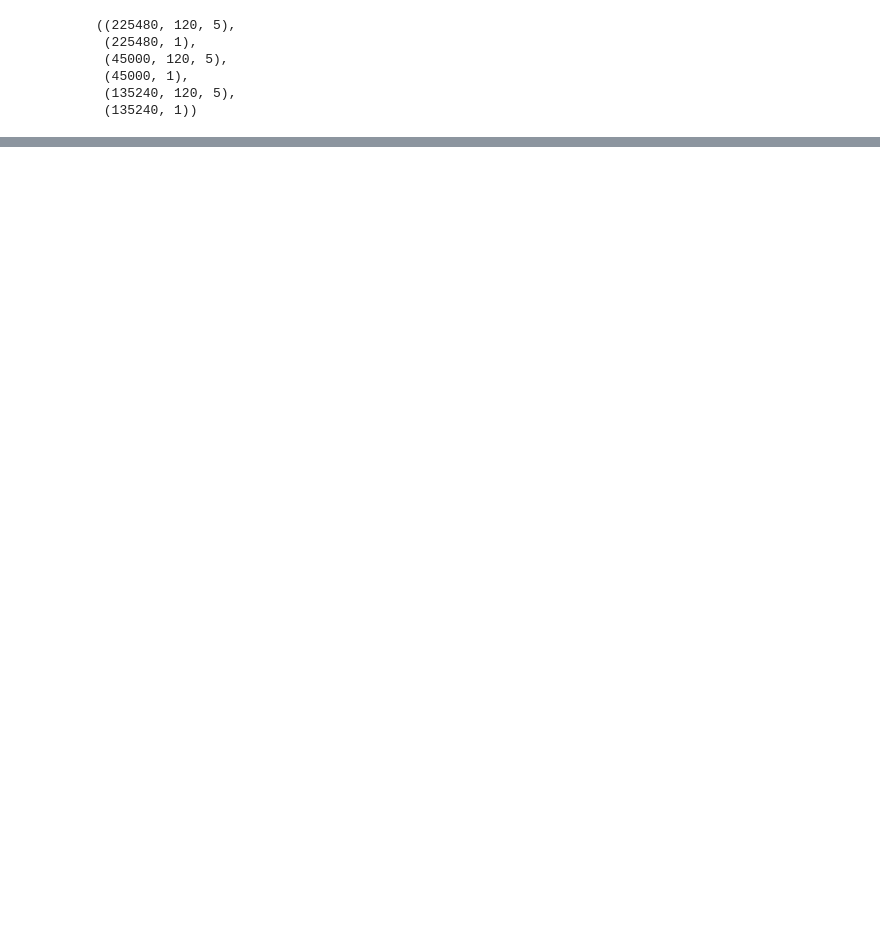
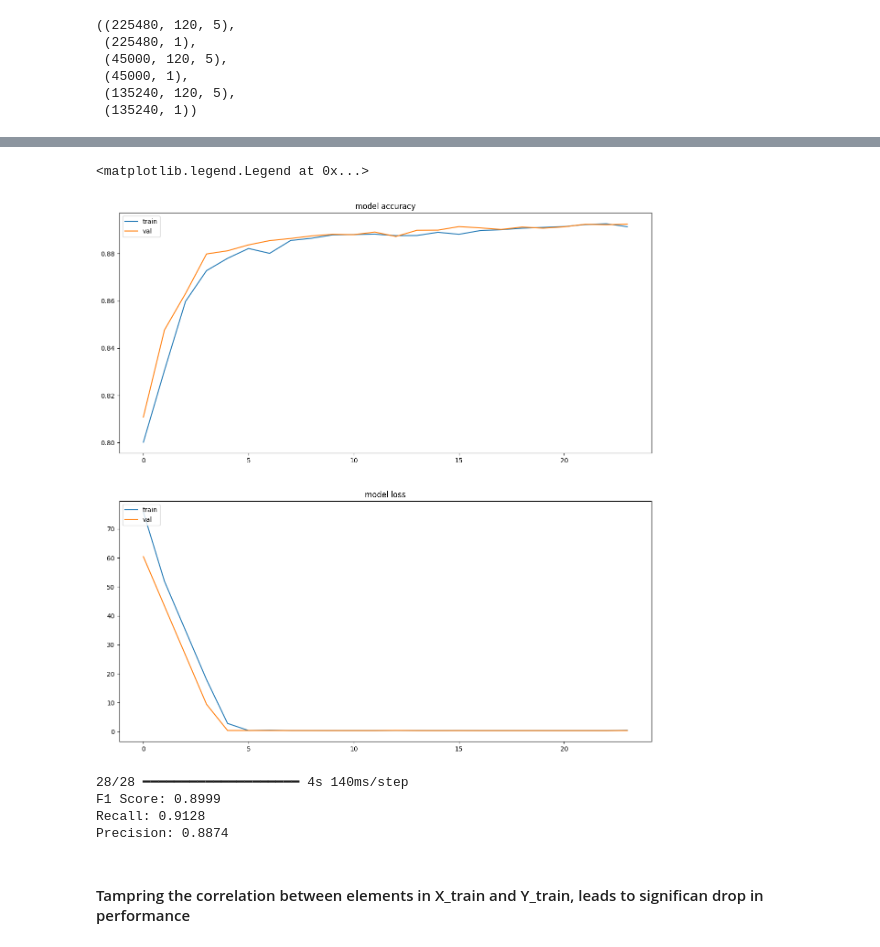
Before and after one commit to Maaz77/Bitcoin-Market-Prediction, a Jupyter notebook: LSTM_60min.ipynb, the cells around one changed output, grey strips where cells are left out. Cells and saved outputs as stored; diff of their text form; code cells hidden in the pictures; blank space fills up the shorter version.

Commit message:
correlation analysis

```diff
--- a/LSTM_60min.ipynb
+++ b/LSTM_60min.ipynb
@@ -236,0 +322,14 @@ Precision: 0.8914
+# %%
+# Shuffle the training data
+# indices = np.arange(X_train.shape[0])
+# np.random.shuffle(indices)
+# X_train = X_train[indices]
+#remove the last two index of the X_train from axis 3 for all samples
+# X_train_V1 = X_train[:,:,3:]
+# X_val_V1 = X_val[:,:,3:]
+# X_test_V1 = X_test[:,:,3:]
+
+indices = np.arange(X_train.shape[0])
+np.random.shuffle(indices)
+X_train_temp = X_train[indices]
+Y_train_temp = Y_train[indices]
@@ -236,0 +396,43 @@ Precision: 0.8914
+# %%
+import matplotlib.pyplot as plt
+
+fig, axs = plt.subplots(2,1, figsize = (15,15))
+axs = axs.flatten()
+axs[0].plot(history.history['binary_accuracy'])
+axs[0].plot(history.history['val_binary_accuracy'])
+axs[0].set_title('model accuracy')
+
+axs[0].legend(['train', 'val'], loc='upper left')
+
+# summarize history for loss
+axs[1].plot(history.history['loss'])
+axs[1].plot(history.history['val_loss'])
+axs[1].set_title('model loss')
+
+axs[1].legend(['train', 'val'], loc='upper left')
+# %% [output]
+<matplotlib.legend.Legend at 0x...>
+[figure, added]
+# %%
+from sklearn.metrics import f1_score, recall_score, precision_score
+
+# Predict the labels for the test set
+Y_pred = model.predict(X_test, batch_size=5000)
+Y_pred = (Y_pred > 0.5).astype(int)  # Convert probabilities to binary predictions
+
+# Compute the scores
+f1 = f1_score(Y_test, Y_pred)
+recall = recall_score(Y_test, Y_pred)
+precision = precision_score(Y_test, Y_pred)
+
+# Print the results
+print(f"F1 Score: {f1:.4f}")
+print(f"Recall: {recall:.4f}")
+print(f"Precision: {precision:.4f}")
+# %% [output]
+28/28 ━━━━━━━━━━━━━━━━━━━━ 4s 140ms/step
+F1 Score: 0.8999
+Recall: 0.9128
+Precision: 0.8874
+# %% [markdown]
+#### Tampring the correlation between elements in X_train and Y_train, leads to significan drop in performance
```
Also changed, not shown: parts of 34 cells of this notebook, 1 other file.
